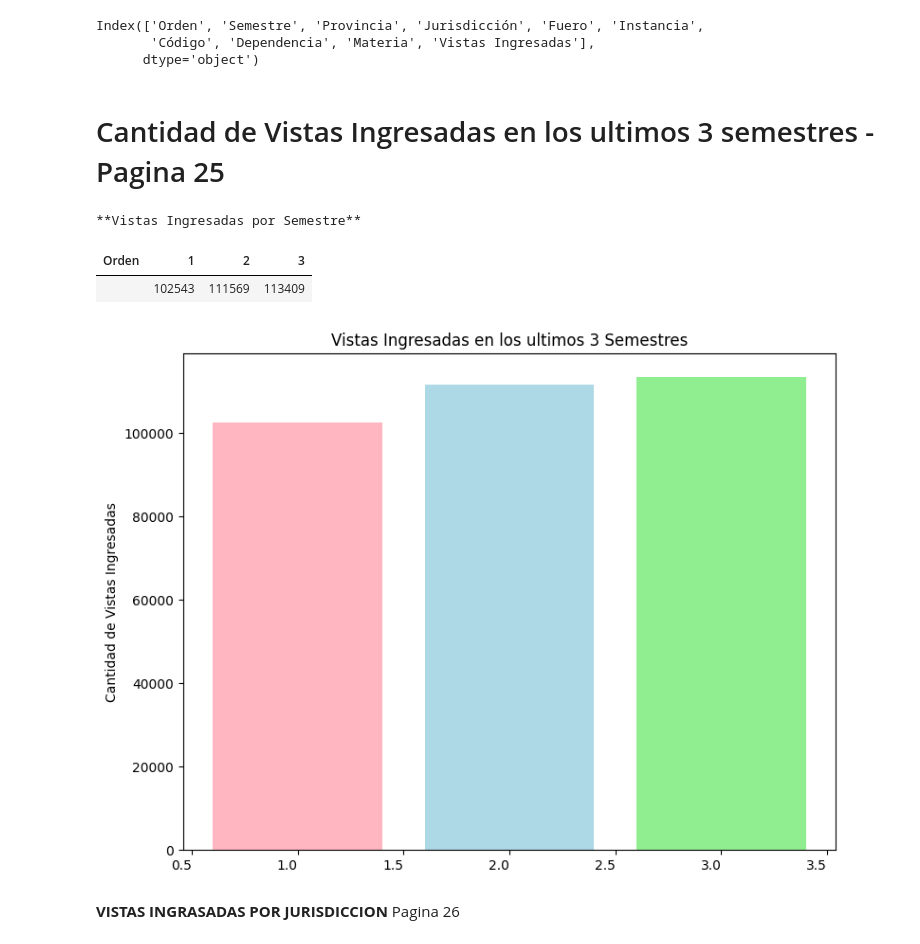
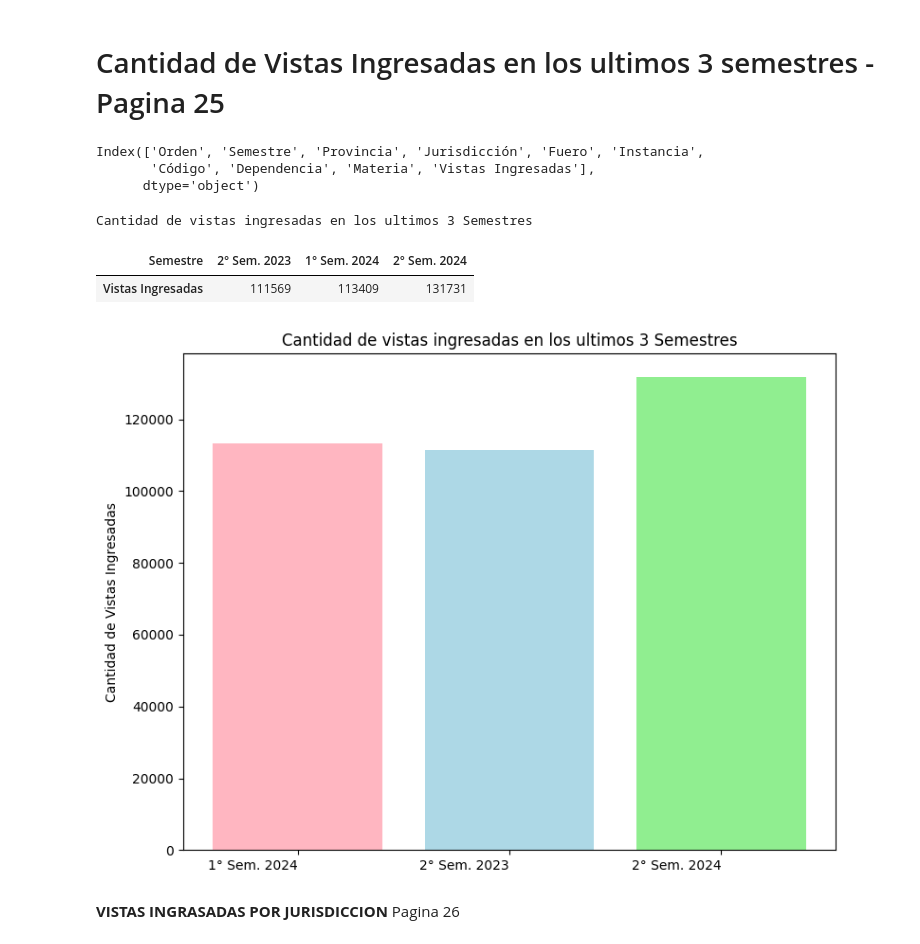
Before and after one commit to jsegovia1984/GerryVideos, a Jupyter notebook: MPF.ipynb, the cells around one changed output. Saved outputs shown, nothing was run; the diff lists cells and outputs as text; code cells hidden in the pictures.

```diff
--- a/MPF.ipynb
+++ b/MPF.ipynb
@@ -22,6 +40,0 @@ Mounted at /content/drive/
-# %%
-print(df.columns)
-# %% [output]
-Index(['Orden', 'Semestre', 'Provincia', 'Jurisdicción', 'Fuero', 'Instancia',
-       'Código', 'Dependencia', 'Materia', 'Vistas Ingresadas'],
-      dtype='object')
@@ -29,56 +133,61 @@ Index(['Orden', 'Semestre', 'Provincia', 'Jurisdicción', 'Fuero', 'Instancia',
 # Cantidad de Vistas Ingresadas en los ultimos 3 semestres  - Pagina 25
 # %%
 
-# Agrupa por Semestre y suma las vistas ingresadas
-vistas_semestres = df.groupby('Orden')['Vistas Ingresadas'].sum().astype(int)
-#vistas_semestres = vistas_semestres.sort_index()
-vistas_semestres_pivot = vistas_semestres.to_frame() # Convierte a DataFrame
-vistas_semestres_pivot.columns = [''] # Cambia el nombre de columna a vacío# Convierte el resultado a un DataFrame con los semestres como columnas
+df = load_file('1_Vistas_ingresadas.xlsx')
+
+vistas_semestres = df.groupby('Semestre')['Vistas Ingresadas'].sum().astype(int)
+
+#vistas_semestres_pivot = vistas_semestres.to_frame() # Convierte a DataFrame
 vistas_semestres_pivot = vistas_semestres.to_frame().T  # Transpone el DataFrame
-# Elimina el índice para que no aparezca como la primera columna
 
-vistas_semestres_pivot.index = ['']
+#vistas_semestres_pivot.index = ['']
+#vistas_semestres_pivot.columns.name = ''
+nuevo_orden = ['2° Sem. 2023', '1° Sem. 2024', '2° Sem. 2024']
+vistas_semestres_pivot = vistas_semestres_pivot[nuevo_orden]
+
 # Estilo para añadir un título que ocupe todas las columnas
-vistas_semestres_styled = vistas_semestres_pivot.style.set_caption("**Vistas Ingresadas por Semestre**")\
+vistas_semestres_styled = vistas_semestres_pivot.style\
+    .set_caption("Cantidad de vistas ingresadas en los ultimos 3 Semestres")\
     .set_table_styles([
-    {'selector': 'th.col_heading', 'props': 'text-align: center; font-weight: bold; border: 1px solid black;'},
+        {'selector': 'th.col_heading', 'props': 'text-align: center; font-weight: bold; border: 1px solid black;'},
         {'selector': 'thead th', 'props': 'text-align: center; font-weight: bold; border: 1px solid black;'},
-        {'selector': 'table', 'props': 'width: 100%; border-collapse: collapse;'},  # Use collapse instead of solid
+        {'selector': 'table', 'props': 'width: 100%; border-collapse: collapse;'},
         {'selector': 'caption', 'props': 'text-align: center; font-size: 1.2em; font-weight: bold;'},
-        {'selector': 'td', 'props': 'border: 1px solid black;'} # Add border to table cells
-
+        {'selector': 'td', 'props': 'border: 1px solid black;'}
     ])\
-    .set_properties(**{'text-align': 'center'})
-
+    .set_properties(**{'text-align': 'center'})\
 
 vistas_semestres_styled.to_excel('1_vistas_ingresadas_3_semestres.xlsx', index=False)
 vistas_semestres_styled
 # %% [output]
-**Vistas Ingresadas por Semestre**
+Index(['Orden', 'Semestre', 'Provincia', 'Jurisdicción', 'Fuero', 'Instancia',
+       'Código', 'Dependencia', 'Materia', 'Vistas Ingresadas'],
+      dtype='object')
+Cantidad de vistas ingresadas en los ultimos 3 Semestres
-| Orden | 1 | 2 | 3 |
-|  | 102543 | 111569 | 113409 |
+| Semestre | 2° Sem. 2023 | 1° Sem. 2024 | 2° Sem. 2024 |
+| Vistas Ingresadas | 111569 | 113409 | 131731 |
 # %%
 
 import matplotlib.pyplot as plt
 
 # Datos de ejemplo (reemplaza con tus datos reales)
 semestres = vistas_semestres.index
 vistas = vistas_semestres.values
 
 # Colores pastel
 colores = ['#FFB6C1', '#ADD8E6', '#90EE90']
 
 # Crear el gráfico de barras
 plt.figure(figsize=(8, 6))  # Ajusta el tamaño de la figura si es necesario
 plt.bar(semestres, vistas, color=colores)
 
 # Personalizar el gráfico
 plt.ylabel('Cantidad de Vistas Ingresadas')
-plt.title('Vistas Ingresadas en los ultimos 3 Semestres')
+plt.title('Cantidad de vistas ingresadas en los ultimos 3 Semestres')
 plt.xticks(rotation=0, ha='right')  # Rotar las etiquetas del eje x para mayor legibilidad
 
 # Mostrar el gráfico
 plt.tight_layout() # Ajusta el gráfico para que no se corte
 plt.show()
 # %% [output]
-[figure, old version]
+[figure, new version]
```
Also changed, not shown: parts of 92 cells of this notebook.
